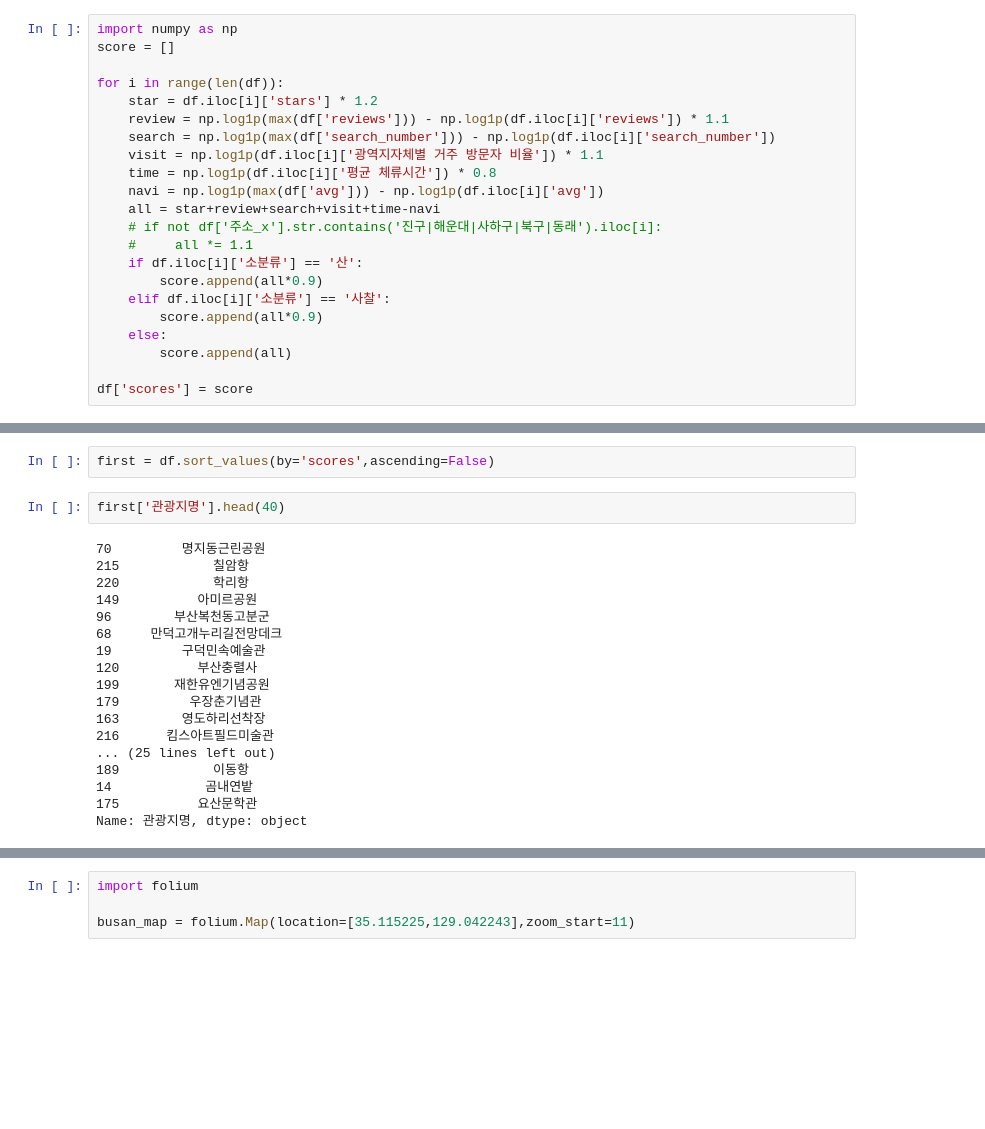
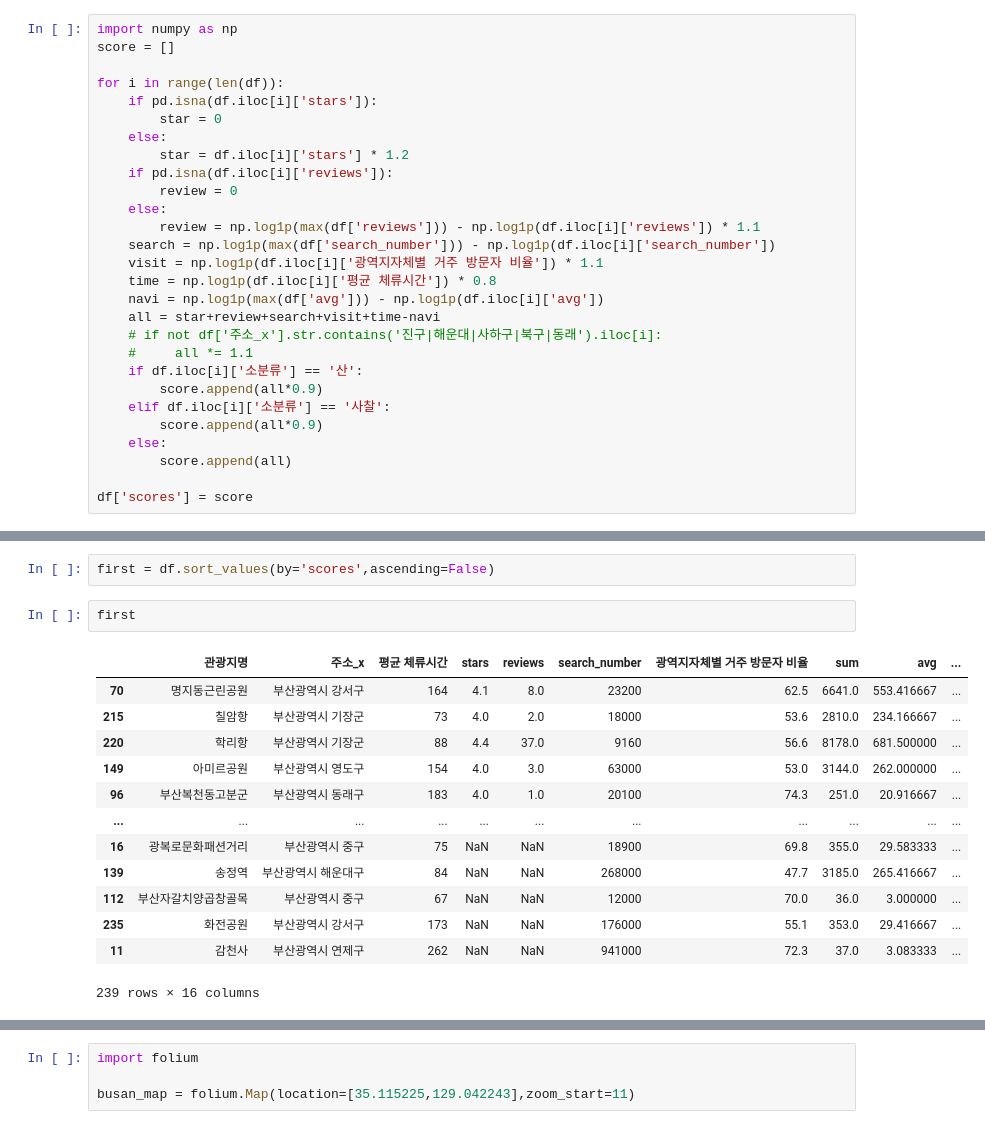
Before and after one commit to GRetriever/Data-Analysis-Project, a Jupyter notebook: Tourist Attractions/부산.ipynb, the cells around one changed output, grey strips where cells are left out. Drawn from its saved outputs; the diff is of its cells as text; blank space fills up the shorter version.

```diff
--- a/Tourist Attractions/부산.ipynb
+++ b/Tourist Attractions/부산.ipynb
@@ -672,8 +668,14 @@ import numpy as np
 score = []
 
 for i in range(len(df)):
-    star = df.iloc[i]['stars'] * 1.2
-    review = np.log1p(max(df['reviews'])) - np.log1p(df.iloc[i]['reviews']) * 1.1
+    if pd.isna(df.iloc[i]['stars']):
+        star = 0
+    else:
+        star = df.iloc[i]['stars'] * 1.2
+    if pd.isna(df.iloc[i]['reviews']):
+        review = 0
+    else:
+        review = np.log1p(max(df['reviews'])) - np.log1p(df.iloc[i]['reviews']) * 1.1
     search = np.log1p(max(df['search_number'])) - np.log1p(df.iloc[i]['search_number'])
     visit = np.log1p(df.iloc[i]['광역지자체별 거주 방문자 비율']) * 1.1
     time = np.log1p(df.iloc[i]['평균 체류시간']) * 0.8
@@ -708,22 +694,18 @@ df
 # %%
 first = df.sort_values(by='scores',ascending=False)
-# %%
-first['관광지명'].head(40)
-# %% [output]
-70         명지동근린공원
-215            칠암항
-220            학리항
-149          아미르공원
-96        부산복천동고분군
-68     만덕고개누리길전망데크
-19         구덕민속예술관
-120          부산충렬사
-199       재한유엔기념공원
-179         우장춘기념관
-163        영도하리선착장
-216      킴스아트필드미술관
-... (25 lines left out)
-189            이동항
-14            곰내연밭
-175          요산문학관
-Name: 관광지명, dtype: object
+# %%
+first
+# %% [output]
+|  | 관광지명 | 주소_x | 평균 체류시간 | stars | reviews | search_number | 광역지자체별 거주 방문자 비율 | sum | avg | ... |
+| 70 | 명지동근린공원 | 부산광역시 강서구 | 164 | 4.1 | 8.0 | 23200 | 62.5 | 6641.0 | 553.416667 | ... |
+| 215 | 칠암항 | 부산광역시 기장군 | 73 | 4.0 | 2.0 | 18000 | 53.6 | 2810.0 | 234.166667 | ... |
+| 220 | 학리항 | 부산광역시 기장군 | 88 | 4.4 | 37.0 | 9160 | 56.6 | 8178.0 | 681.500000 | ... |
+| 149 | 아미르공원 | 부산광역시 영도구 | 154 | 4.0 | 3.0 | 63000 | 53.0 | 3144.0 | 262.000000 | ... |
+| 96 | 부산복천동고분군 | 부산광역시 동래구 | 183 | 4.0 | 1.0 | 20100 | 74.3 | 251.0 | 20.916667 | ... |
+| ... | ... | ... | ... | ... | ... | ... | ... | ... | ... | ... |
+| 16 | 광복로문화패션거리 | 부산광역시 중구 | 75 | NaN | NaN | 18900 | 69.8 | 355.0 | 29.583333 | ... |
+| 139 | 송정역 | 부산광역시 해운대구 | 84 | NaN | NaN | 268000 | 47.7 | 3185.0 | 265.416667 | ... |
+| 112 | 부산자갈치양곱창골목 | 부산광역시 중구 | 67 | NaN | NaN | 12000 | 70.0 | 36.0 | 3.000000 | ... |
+| 235 | 화전공원 | 부산광역시 강서구 | 173 | NaN | NaN | 176000 | 55.1 | 353.0 | 29.416667 | ... |
+| 11 | 감천사 | 부산광역시 연제구 | 262 | NaN | NaN | 941000 | 72.3 | 37.0 | 3.083333 | ... |
+239 rows × 16 columns
```
Also changed, not shown: parts of 26 cells of this notebook, 4 other files.
